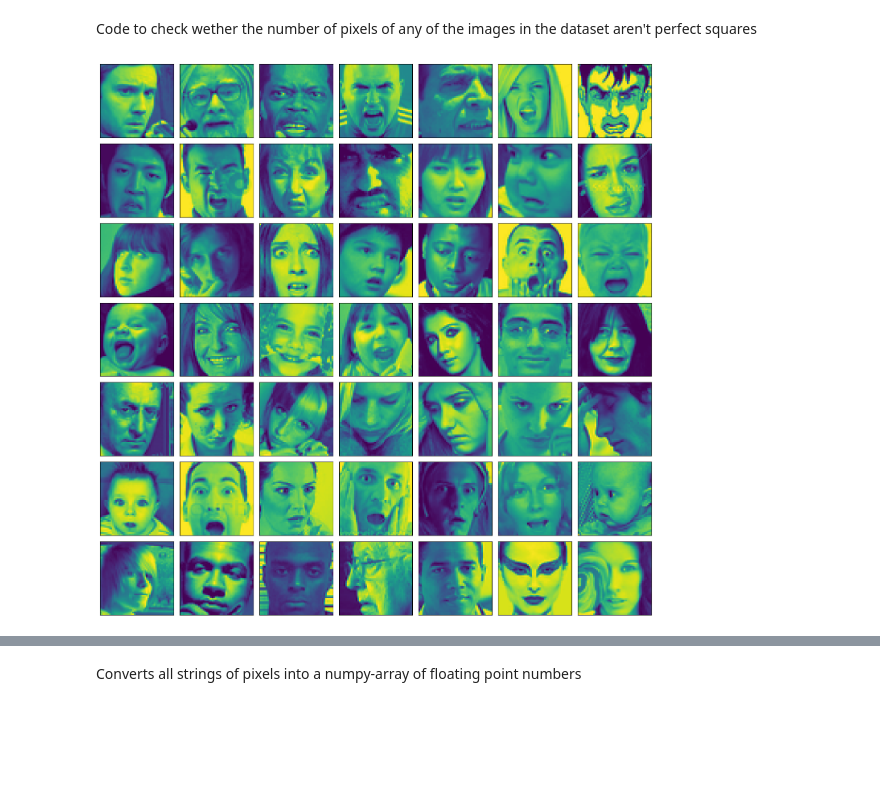
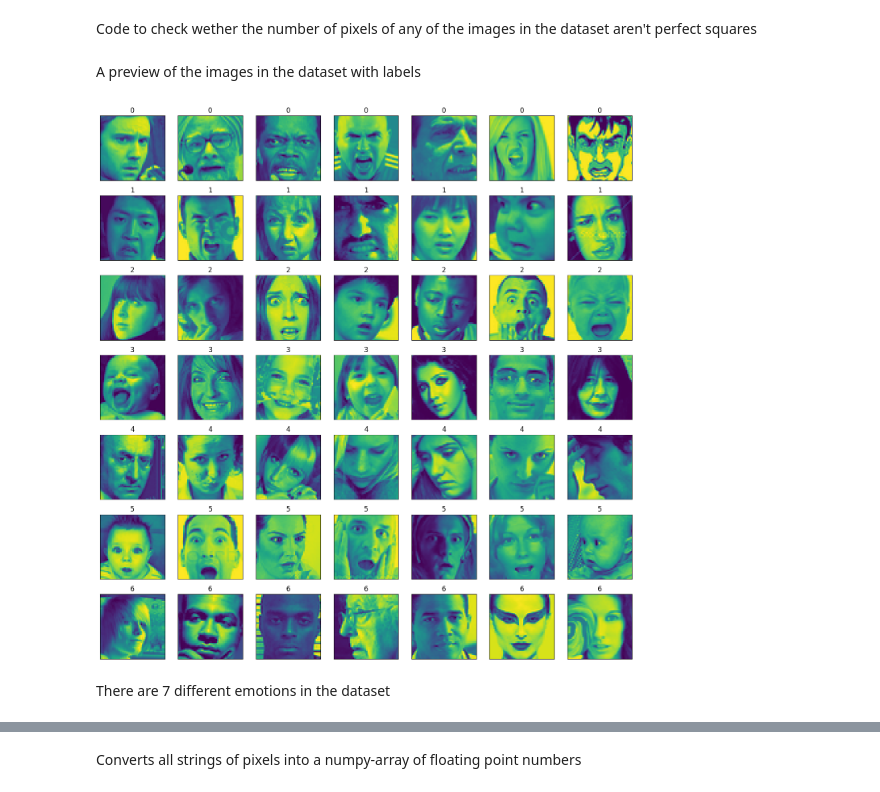
Before and after one commit to DanielGaudlandJacobsen/Dat305-Task-3, a Jupyter notebook: main.ipynb, the cells around one changed output, grey strips where cells are left out. Saved outputs shown, nothing was run; the diff lists cells and outputs as text; code cells hidden in the pictures; blank space fills up the shorter version.

```diff
--- a/main.ipynb
+++ b/main.ipynb
@@ -39,20 +40,25 @@ expected_pixels = 48 * 48
 for i in range(0, len(df["pixels"])):
     if pixel_count != expected_pixels:
         print(i)
+# %% [markdown]
+A preview of the images in the dataset with labels
 # %%
 fig = plt.figure(1, (14, 14))
 
 k = 0
 for label in sorted(df["emotion"].unique()):
     for j in range(7):
         px = df[df["emotion"]==label]["pixels"].iloc[k]
         px = np.array(px.split(" ")).reshape(48, 48).astype("float32")
 
         k += 1
         ax = plt.subplot(7, 7, k)
         ax.imshow(px)
         ax.set_xticks([])
         ax.set_yticks([])
+        ax.set_title(label)
         plt.tight_layout()
 # %% [output]
-[figure, old version]
+[figure, new version]
+# %% [markdown]
+There are 7 different emotions in the dataset
```
Also changed, not shown: parts of 13 cells of this notebook.
